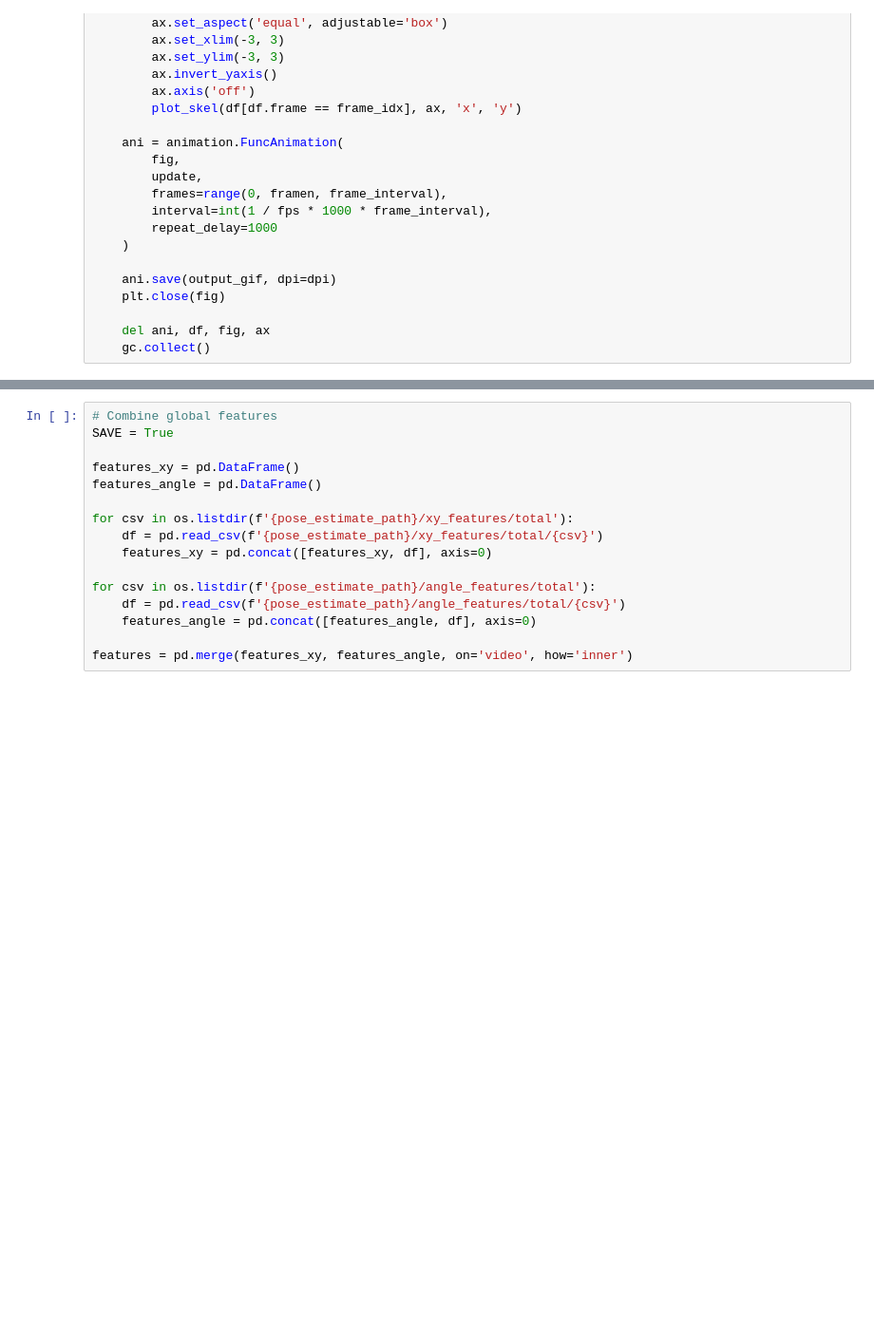
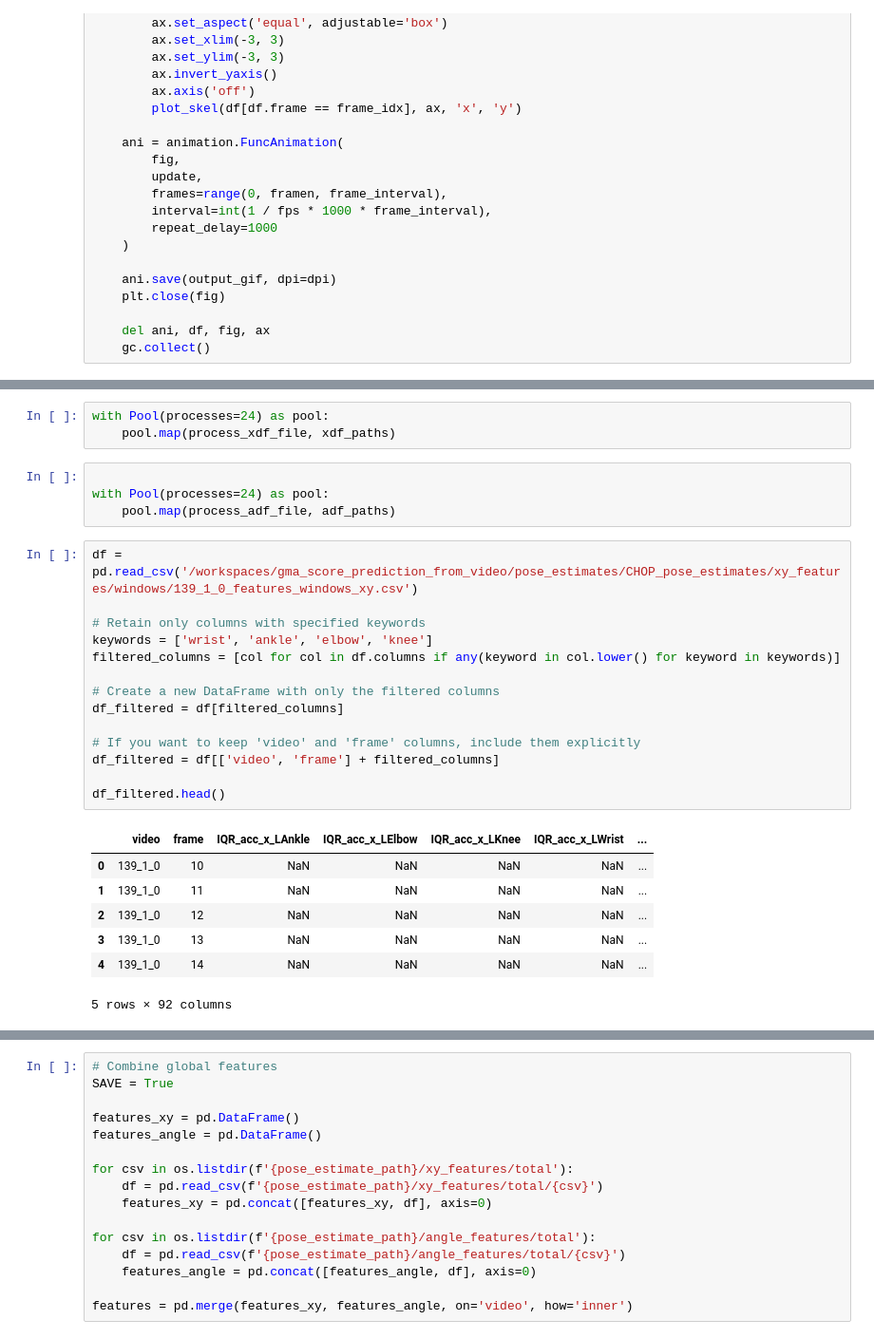
Before and after one commit to quietscientist/gma_score_prediction_from_video, a Jupyter notebook: 1_ProcessDetections.ipynb, the cells around one changed output, grey strips where cells are left out. Shown: that part at 95% size. Cells and saved outputs as stored; diff of their text form; blank space fills up the shorter version.

```diff
--- a/1_ProcessDetections.ipynb
+++ b/1_ProcessDetections.ipynb
@@ -567,0 +625,29 @@ results = pool.map(process_adf_file, file_paths)
+# %%
+with Pool(processes=24) as pool:
+    pool.map(process_xdf_file, xdf_paths)
+# %%
+
+with Pool(processes=24) as pool:
+    pool.map(process_adf_file, adf_paths)
+# %%
+df = pd.read_csv('/workspaces/gma_score_prediction_from_video/pose_estimates/CHOP_pose_estimates/xy_features/windows/139_1_0_features_windows_xy.csv')
+
+# Retain only columns with specified keywords
+keywords = ['wrist', 'ankle', 'elbow', 'knee']
+filtered_columns = [col for col in df.columns if any(keyword in col.lower() for keyword in keywords)]
+
+# Create a new DataFrame with only the filtered columns
+df_filtered = df[filtered_columns]
+
+# If you want to keep 'video' and 'frame' columns, include them explicitly
+df_filtered = df[['video', 'frame'] + filtered_columns]
+
+df_filtered.head()
+# %% [output]
+|  | video | frame | IQR_acc_x_LAnkle | IQR_acc_x_LElbow | IQR_acc_x_LKnee | IQR_acc_x_LWrist | ... |
+| 0 | 139_1_0 | 10 | NaN | NaN | NaN | NaN | ... |
+| 1 | 139_1_0 | 11 | NaN | NaN | NaN | NaN | ... |
+| 2 | 139_1_0 | 12 | NaN | NaN | NaN | NaN | ... |
+| 3 | 139_1_0 | 13 | NaN | NaN | NaN | NaN | ... |
+| 4 | 139_1_0 | 14 | NaN | NaN | NaN | NaN | ... |
+5 rows × 92 columns
```
Also changed, not shown: parts of 15 cells of this notebook.
